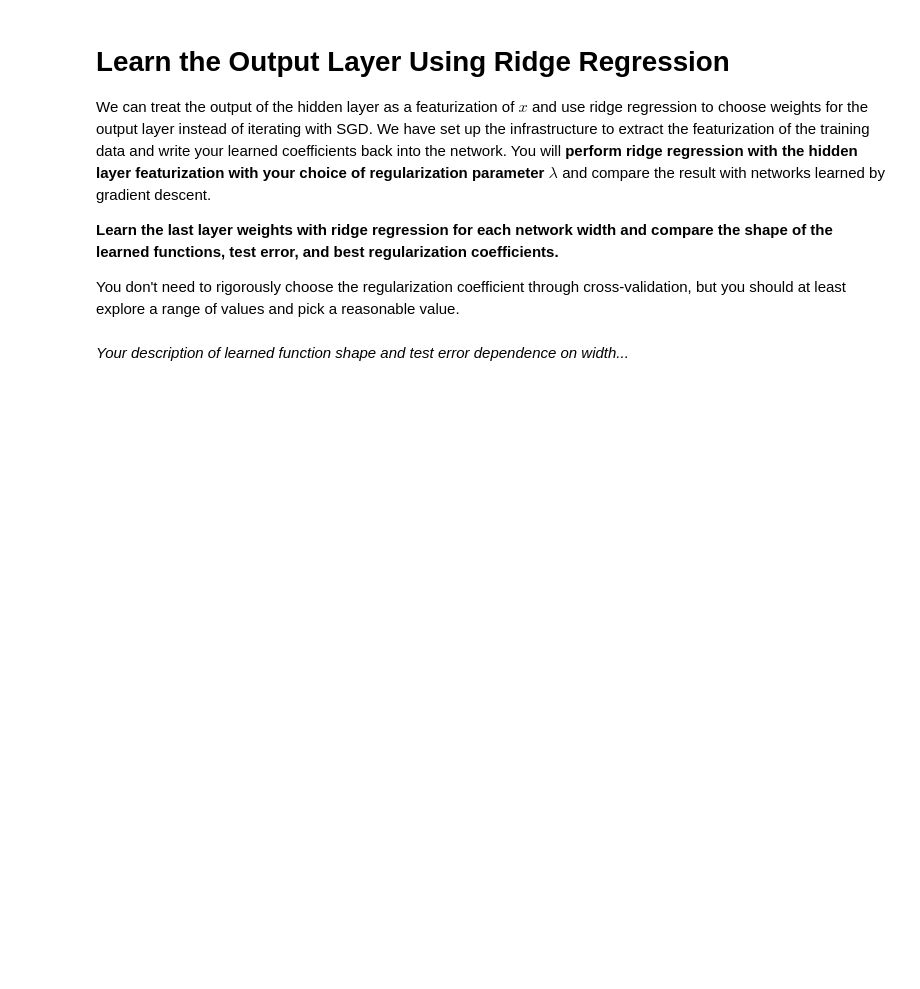
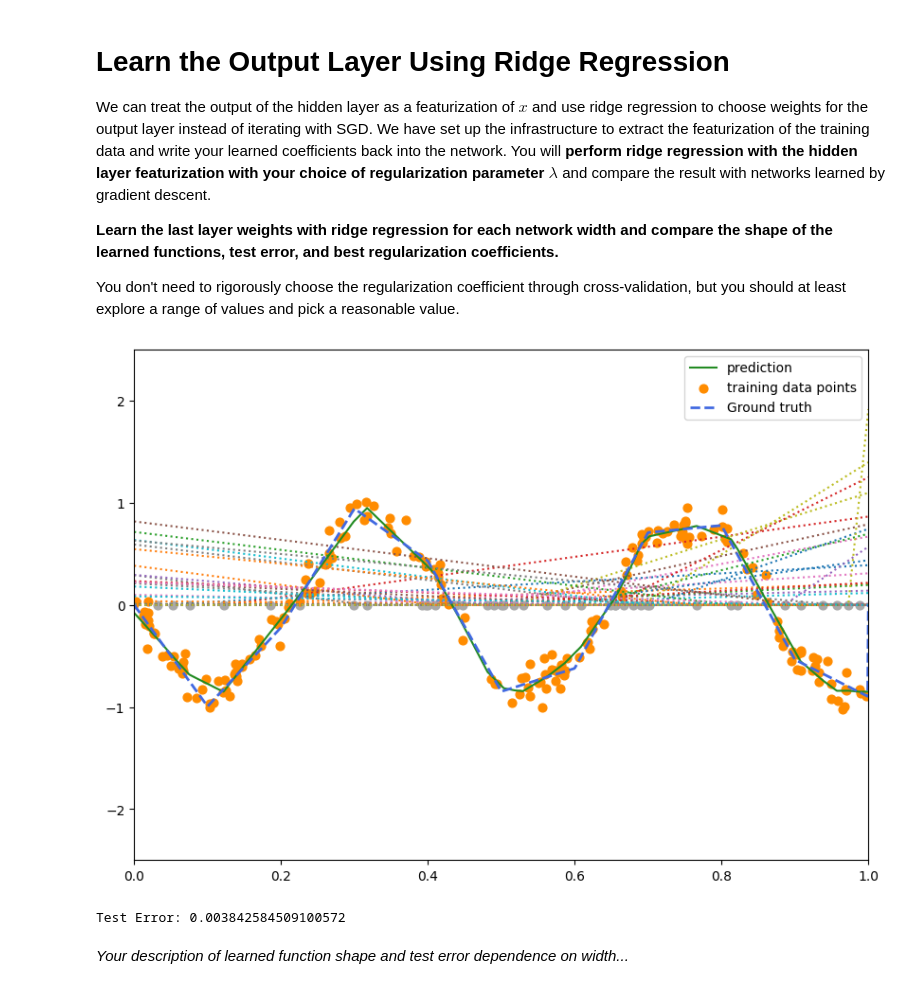
Before and after one commit to nraultwang/cs182, a Jupyter notebook: dis01/code/q_relu_vis.ipynb, the cells around one changed output. Cells and saved outputs as stored; diff of their text form; code cells hidden in the pictures; blank space fills up the shorter version.

```diff
--- a/dis01/code/q_relu_vis.ipynb
+++ b/dis01/code/q_relu_vis.ipynb
@@ -168,7 +298,7 @@ We can treat the output of the hidden layer as a featurization of $x$ and use ri
 
 You don't need to rigorously choose the regularization coefficient through cross-validation, but you should at least explore a range of values and pick a reasonable value.
 # %%
-width = 10 # Options are 10, 20, 40
+width = 40 # Options are 10, 20, 40
 # Reinititalize net
 net = nets_by_size[width]['net']
 initial_weights = nets_by_size[width]['init']
@@ -176,34 +306,37 @@ net.load_state_dict(initial_weights)
 
 # Featurize x using the hidden layer
 W1 = initial_weights['0.weight']
 b1 = initial_weights['0.bias']
 Xnew = to_torch(X) @ W1.T + b1[None, :]
 Xnew = to_numpy(nn.functional.relu(Xnew))
 # Add the bias term
 tmp = np.ones((Xnew.shape[0], width + 1))
 tmp[:, :-1] = Xnew
 Xnew = tmp
 
 # TODO: Perform ridge regression on the featurization of x
 # Store the learned coefficients in a width+1 size array called 'coeffs'
 ### start last_layer_rr ###
-lambd = 1e-5
+lambd = 1e-3
 # w = (X^T X + lambda I)^-1 X^T y
 coeffs = np.linalg.solve(Xnew.T @ Xnew + lambd * np.eye(width + 1), Xnew.T @ y)
 # print("Learned coeffs:", coeffs)
 ### end last_layer_rr ###
 
 # Set the output layer parameters to the learned coefficients
 bias = to_torch(np.array(coeffs[-1]))
 w = to_torch(coeffs[:-1].reshape(1, width))
 all_params = list(net.parameters())
 all_params[-1].data = bias
 all_params[-2].data = w
 
 # Test with learned output layer
 plot_update(X, y, X_test, y_test, net)
 test_mse = np.mean((to_numpy(net(to_torch(X_test))).ravel() - y_test) ** 2)
 print("Test Error:", test_mse)
+# %% [output]
+[figure, added]
+Test Error: 0.003842584509100572
 # %% [markdown]
 _Your description of learned function shape and test error dependence on width..._
 # %% [markdown]
```
Also changed, not shown: parts of 5 cells of this notebook, 1 other file.
